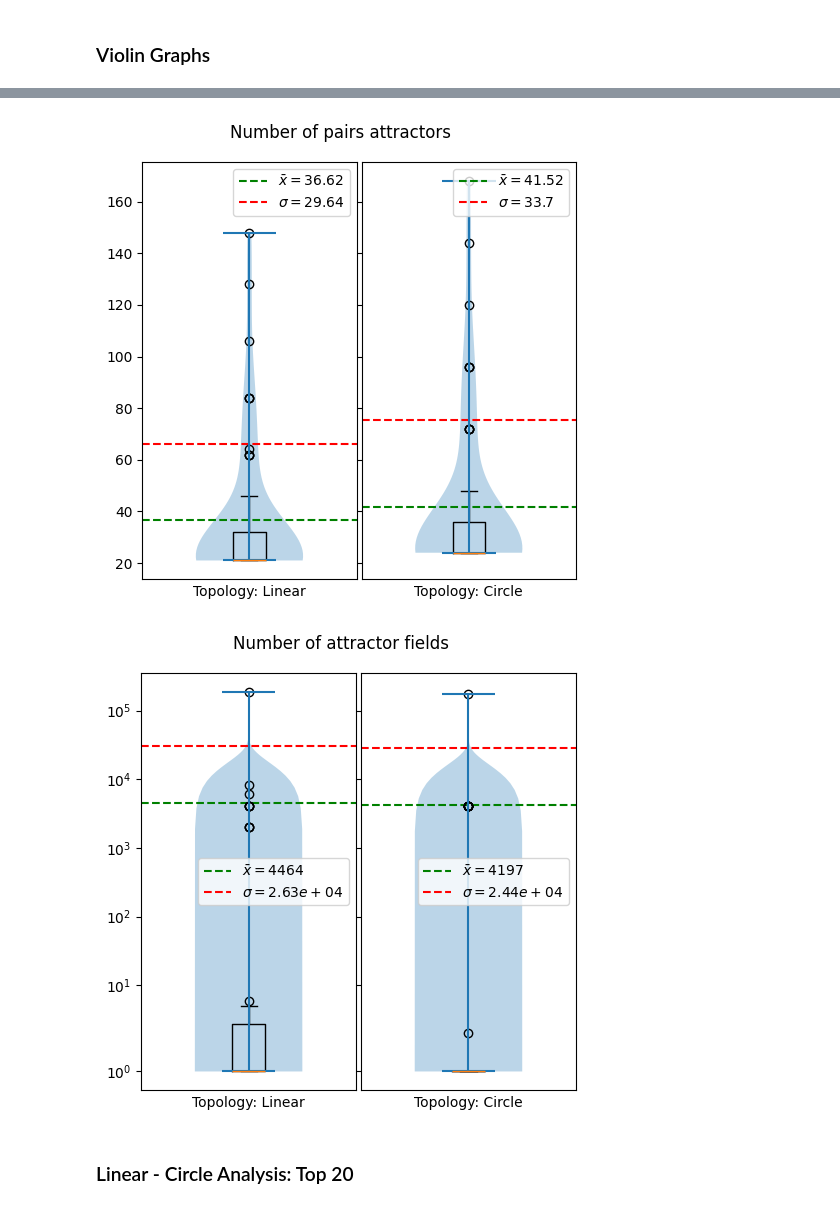
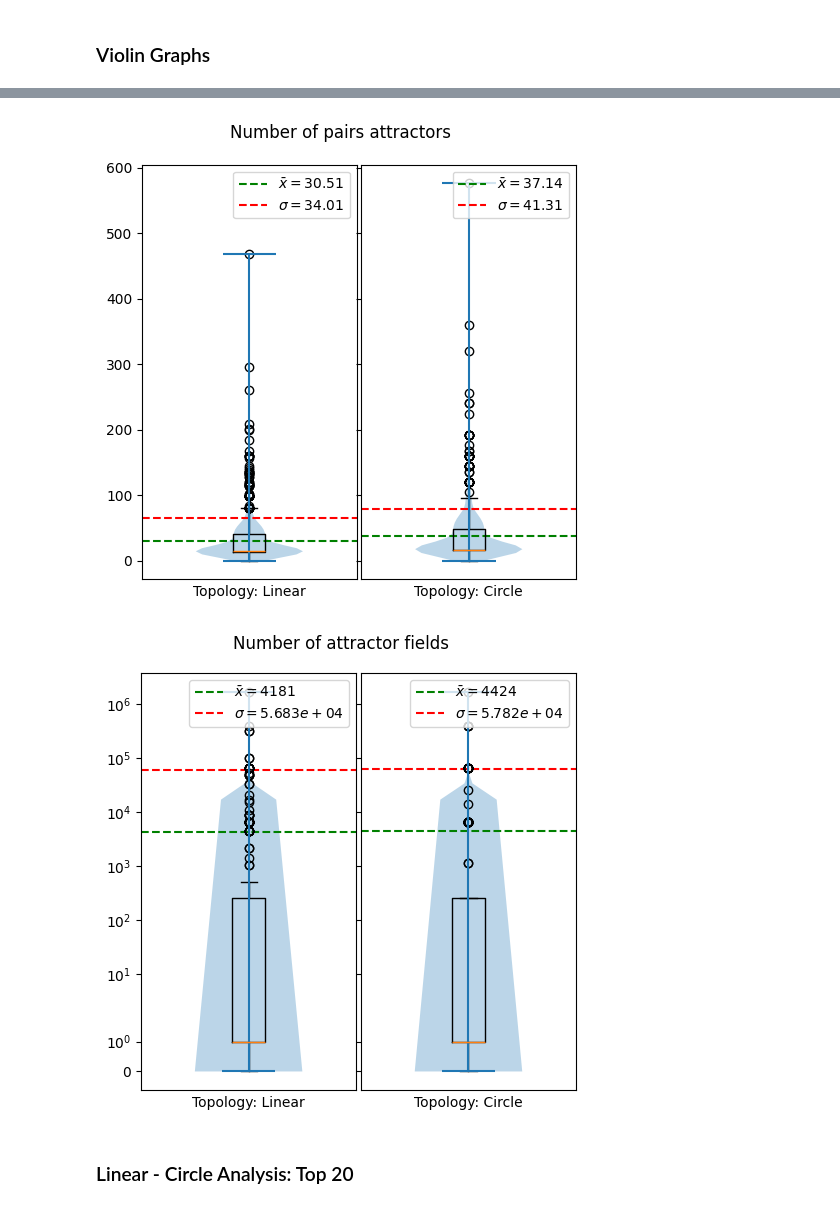
Before and after one commit to crptcusco/cbnetwork, a Jupyter notebook: experiments/structural/3_linear_circle/exp5_aleatory_linear_circle.ipynb, the cells around one changed output, grey strips where cells are left out. Saved outputs shown, nothing was run; the diff lists cells and outputs as text; code cells hidden in the pictures.

```diff
--- a/experiments/structural/3_linear_circle/exp5_aleatory_linear_circle.ipynb
+++ b/experiments/structural/3_linear_circle/exp5_aleatory_linear_circle.ipynb
@@ -10,7 +10,7 @@ import numpy as np
 import pandas as pd
 
 # Read the database
-df = pd.read_csv("exp5_aleatory_linear_circle_10_12_50.csv")
+df = pd.read_csv("exp5_aleatory_linear_circle_3_9_1000.csv")
 df = df.rename(columns={'Unnamed: 0': 'id_register'})
 df['id_register'] = df['id_register'] + 1
 df.keys()
@@ -101,7 +101,7 @@ plt.show()
 ### Group by Topology and number of local Networks and show the mean of the number of attractor fields
 # %%
 # Create the bar plot with different colors for each group
-ax = grouped_df['n_attractor_fields'].mean().unstack().plot(kind='bar', colormap='Blues')
+ax = grouped_df['n_attractor_fields'].mean().unstack().plot(kind='bar')
 
 # Assign labels and title
 ax.set_xlabel('Number of Local Networks')
@@ -132,7 +132,7 @@ plt.show()
 ### Violin Graphs
 # %%
 # Filter the graphs
-df_local_networks_n = df[df['n_local_networks'] == 12]
+df_local_networks_n = df[df['n_local_networks'] == 8]
 # df_local_networks_n = df[df['n_local_networks'] == 4]
 # df_local_networks_n[df_local_networks_n['v_topology'] == 3].describe()
 # df_local_networks_n[df_local_networks_n['v_topology'] == 3].describe()
@@ -173,5 +173,5 @@ for key in df_local_networks_n.keys()[-6:-3]:
-[figure, old version]
+[figure, new version]
-[figure, old version]
+[figure, new version]
 # %% [markdown]
 ### Linear - Circle Analysis: Top 20
 # %%
```
Also changed, not shown: parts of 8 cells of this notebook.
